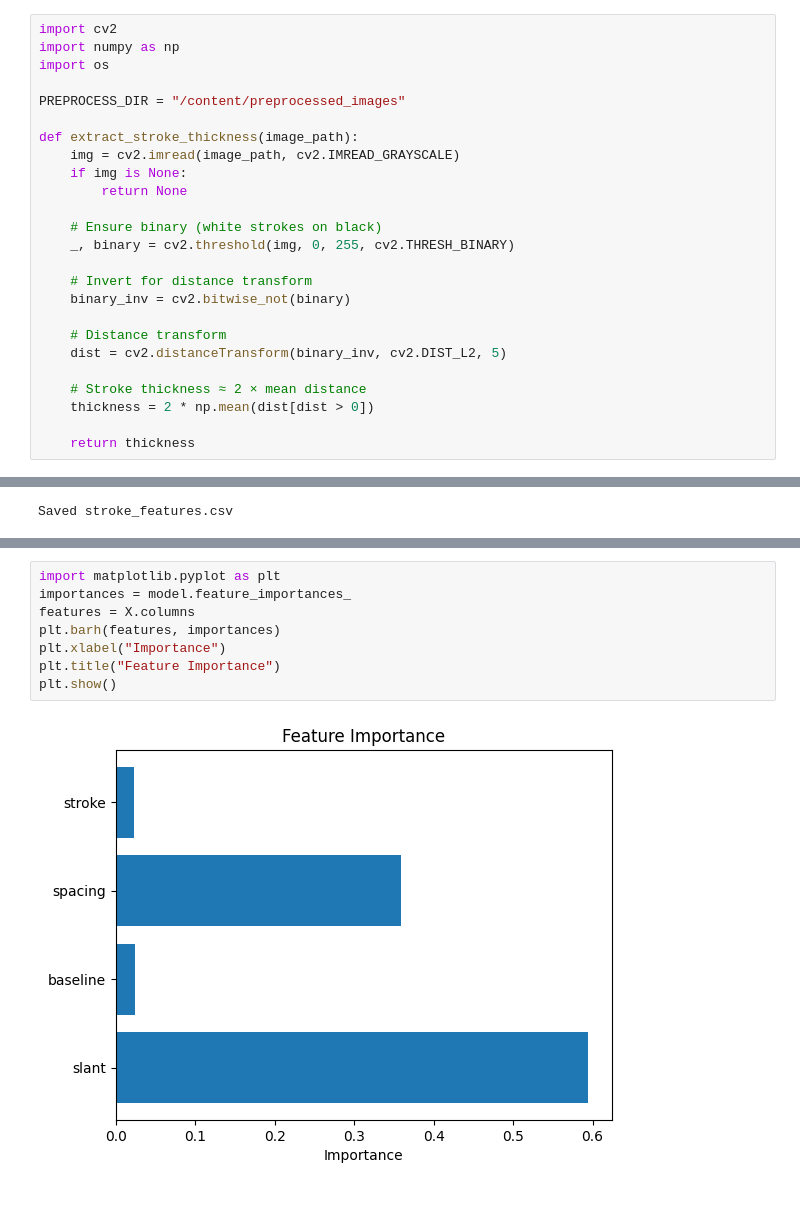
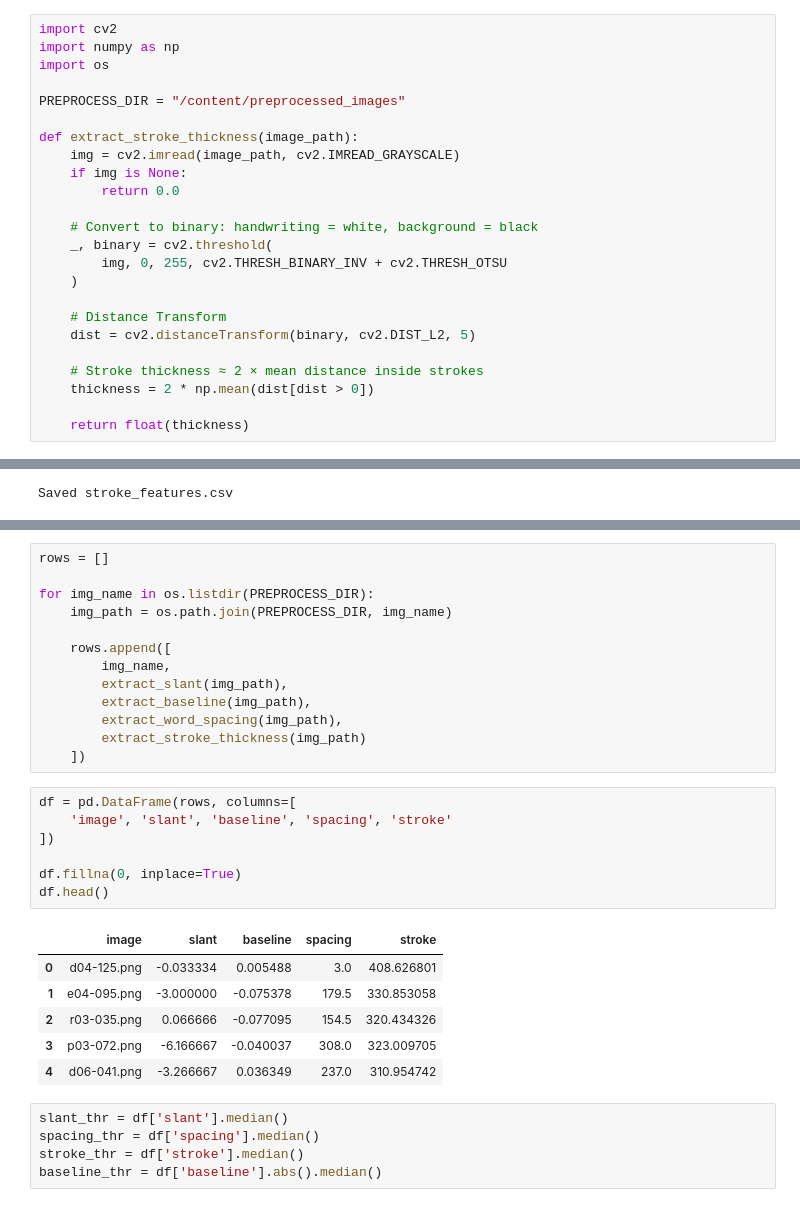
Before and after one commit to DhritiKothari/Handwriting-Analysis, a Jupyter notebook: handwriting_analysis.ipynb, the cells around one changed output, grey strips where cells are left out. Cells and saved outputs as stored; diff of their text form.

```diff
--- a/handwriting_analysis.ipynb
+++ b/handwriting_analysis.ipynb
@@ -307,21 +267,20 @@ PREPROCESS_DIR = "/content/preprocessed_images"
 def extract_stroke_thickness(image_path):
     img = cv2.imread(image_path, cv2.IMREAD_GRAYSCALE)
     if img is None:
-        return None
+        return 0.0
 
-    # Ensure binary (white strokes on black)
-    _, binary = cv2.threshold(img, 0, 255, cv2.THRESH_BINARY)
+    # Convert to binary: handwriting = white, background = black
+    _, binary = cv2.threshold(
+        img, 0, 255, cv2.THRESH_BINARY_INV + cv2.THRESH_OTSU
+    )
 
-    # Invert for distance transform
-    binary_inv = cv2.bitwise_not(binary)
+    # Distance Transform
+    dist = cv2.distanceTransform(binary, cv2.DIST_L2, 5)
 
-    # Distance transform
-    dist = cv2.distanceTransform(binary_inv, cv2.DIST_L2, 5)
-
-    # Stroke thickness ≈ 2 × mean distance
+    # Stroke thickness ≈ 2 × mean distance inside strokes
     thickness = 2 * np.mean(dist[dist > 0])
 
-    return thickness
+    return float(thickness)
 # %%
 test_img = os.listdir(PREPROCESS_DIR)[0]
 test_path = os.path.join(PREPROCESS_DIR, test_img)
@@ -531,10 +312,32 @@ weighted avg       1.00      1.00      1.00       268
-# %%
-import matplotlib.pyplot as plt
-importances = model.feature_importances_
-features = X.columns
-plt.barh(features, importances)
-plt.xlabel("Importance")
-plt.title("Feature Importance")
-plt.show()
-# %% [output]
-[figure, removed]
+# %%
+rows = []
+
+for img_name in os.listdir(PREPROCESS_DIR):
+    img_path = os.path.join(PREPROCESS_DIR, img_name)
+
+    rows.append([
+        img_name,
+        extract_slant(img_path),
+        extract_baseline(img_path),
+        extract_word_spacing(img_path),
+        extract_stroke_thickness(img_path)
+    ])
+# %%
+df = pd.DataFrame(rows, columns=[
+    'image', 'slant', 'baseline', 'spacing', 'stroke'
+])
+
+df.fillna(0, inplace=True)
+df.head()
+# %% [output]
+|  | image | slant | baseline | spacing | stroke |
+| 0 | d04-125.png | -0.033334 | 0.005488 | 3.0 | 408.626801 |
+| 1 | e04-095.png | -3.000000 | -0.075378 | 179.5 | 330.853058 |
+| 2 | r03-035.png | 0.066666 | -0.077095 | 154.5 | 320.434326 |
+| 3 | p03-072.png | -6.166667 | -0.040037 | 308.0 | 323.009705 |
+| 4 | d06-041.png | -3.266667 | 0.036349 | 237.0 | 310.954742 |
+# %%
+slant_thr = df['slant'].median()
+spacing_thr = df['spacing'].median()
+stroke_thr = df['stroke'].median()
+baseline_thr = df['baseline'].abs().median()
```
Also changed, not shown: parts of 55 cells of this notebook.
